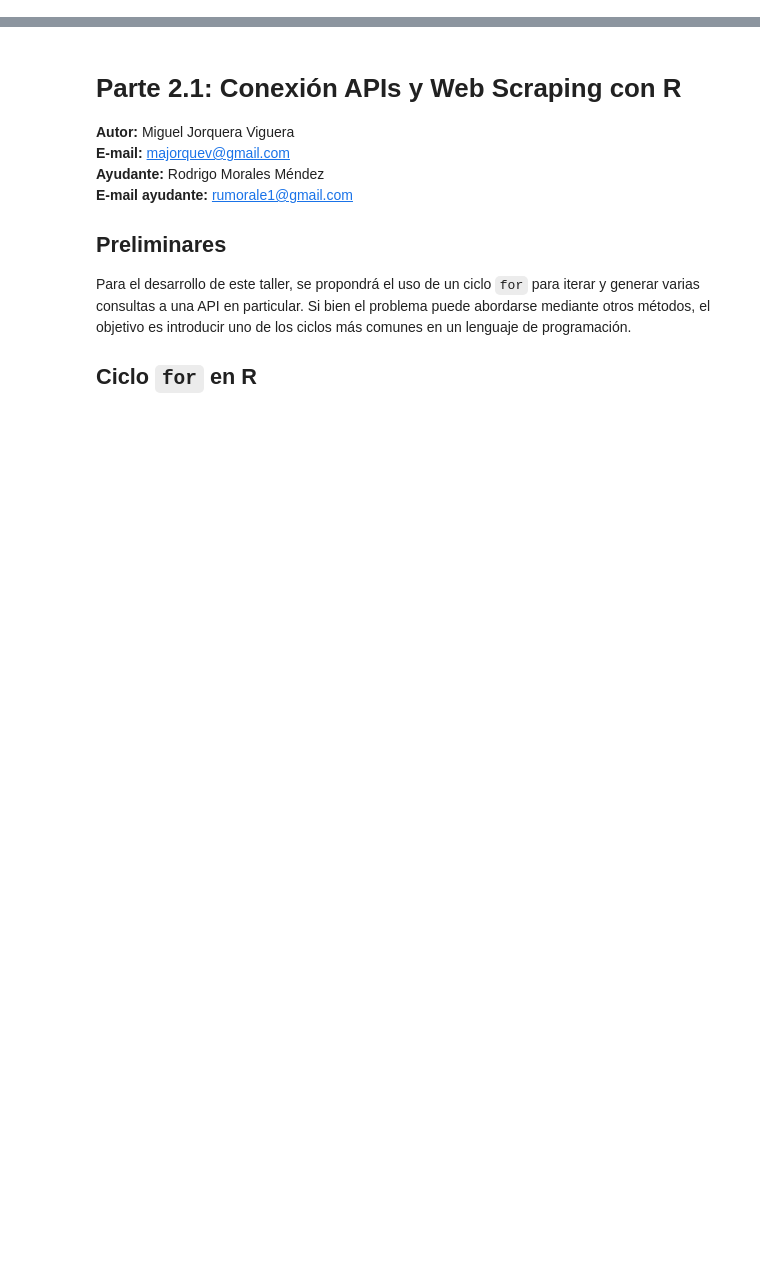
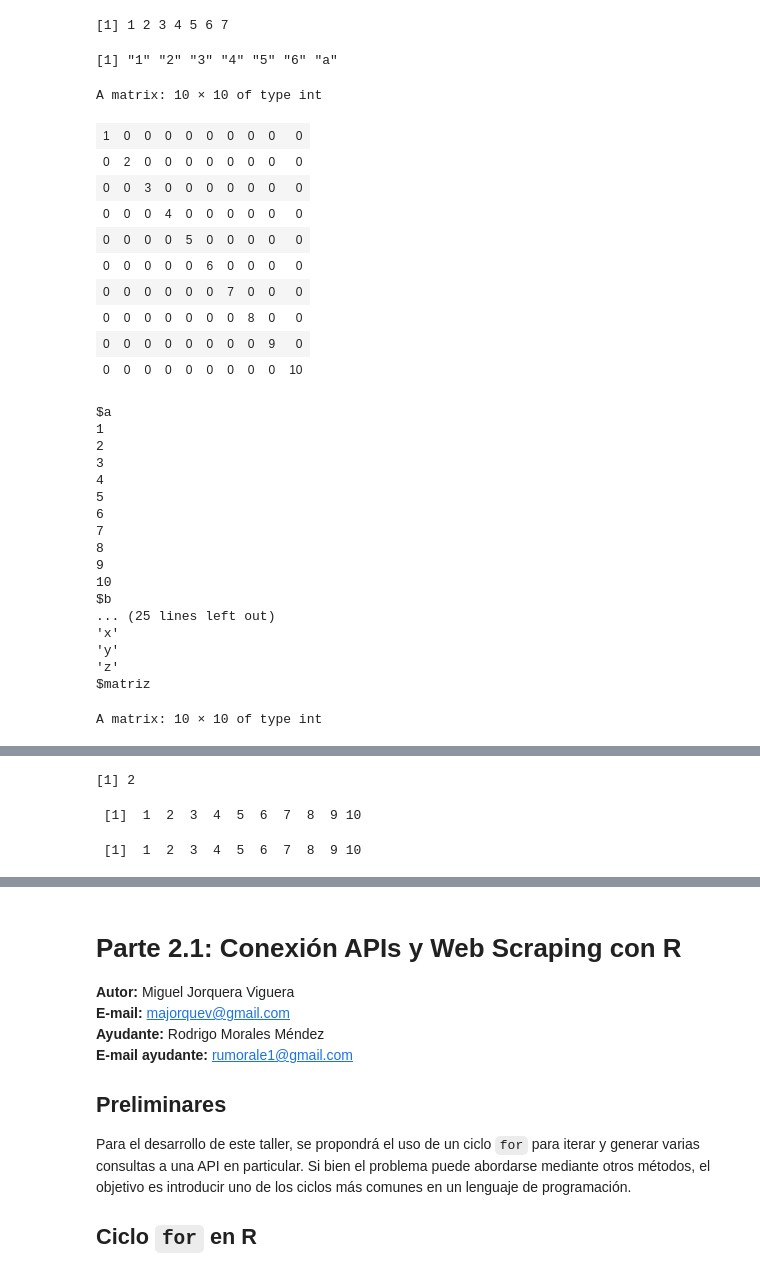
Before and after one commit to rodrigo-coco-espinoza/Introduccion_a_ciencia_de_datos_R_v2, a Jupyter notebook: Ayudantías/A3/Desarrollo/A3_Taller.ipynb, the cells around one changed output, grey strips where cells are left out. Cells and saved outputs as stored; diff of their text form; code cells hidden in the pictures; blank space fills up the shorter version.

```diff
--- a/Ayudantías/A3/Desarrollo/A3_Taller.ipynb
+++ b/Ayudantías/A3/Desarrollo/A3_Taller.ipynb
@@ -2,0 +82,77 @@
+# %%
+# Vectores tienen que almacenar elementos del mismo tipo
+
+vector_ejemplo <- c(1,2,3,4,5,6,7)
+vector_ejemplo
+
+vector_ejemplo <- c(1,2,3,4,5,6,"a")
+
+
+# length(vector_ejemplo)
+# vector_ejemplo[4]
+# vector_ejemplo[7]
+# names(vector_ejemplo) <- letters[1:7]
+
+# vector_ejemplo["b"]
+
+vector_ejemplo
+
+vector_ejemplo <- vector_ejemplo[-c(1,2,3)]
+
+
+# Matrices tienen que almacenar elementos del mismo tipo
+
+matriz <- matrix(1:10, ncol = 2, nrow = 5, byrow = T)
+
+diag(1:10)
+
+
+# list se puede guardar de todo
+
+lista = list(a = 1:10,
+b = 2,
+      letras = letters,
+      matriz = diag(1:10))
+lista
+
+matriz <- matrix(1:10, ncol = 2, nrow = 5, byrow = T)
+
+# como acceder a los elementos
+matriz[1,2]
+lista[["a"]]
+
+lista[[1]]
+
+gsub(pattern = "Carl", replacement = "Juan", x = "Hola Carlos")
+# %% [output]
+[1] 1 2 3 4 5 6 7
+[1] "1" "2" "3" "4" "5" "6" "a"
+A matrix: 10 × 10 of type int
+| 1 | 0 | 0 | 0 | 0 | 0 | 0 | 0 | 0 | 0 |
+| 0 | 2 | 0 | 0 | 0 | 0 | 0 | 0 | 0 | 0 |
+| 0 | 0 | 3 | 0 | 0 | 0 | 0 | 0 | 0 | 0 |
+| 0 | 0 | 0 | 4 | 0 | 0 | 0 | 0 | 0 | 0 |
+| 0 | 0 | 0 | 0 | 5 | 0 | 0 | 0 | 0 | 0 |
+| 0 | 0 | 0 | 0 | 0 | 6 | 0 | 0 | 0 | 0 |
+| 0 | 0 | 0 | 0 | 0 | 0 | 7 | 0 | 0 | 0 |
+| 0 | 0 | 0 | 0 | 0 | 0 | 0 | 8 | 0 | 0 |
+| 0 | 0 | 0 | 0 | 0 | 0 | 0 | 0 | 9 | 0 |
+| 0 | 0 | 0 | 0 | 0 | 0 | 0 | 0 | 0 | 10 |
+$a
+1
+2
+3
+4
+5
+6
+7
+8
+9
+10
+$b
+... (25 lines left out)
+'x'
+'y'
+'z'
+$matriz
+A matrix: 10 × 10 of type int
@@ -2,0 +169,3 @@
+[1] 2
+ [1]  1  2  3  4  5  6  7  8  9 10
+ [1]  1  2  3  4  5  6  7  8  9 10
```
Also changed, not shown: parts of 27 cells of this notebook.
